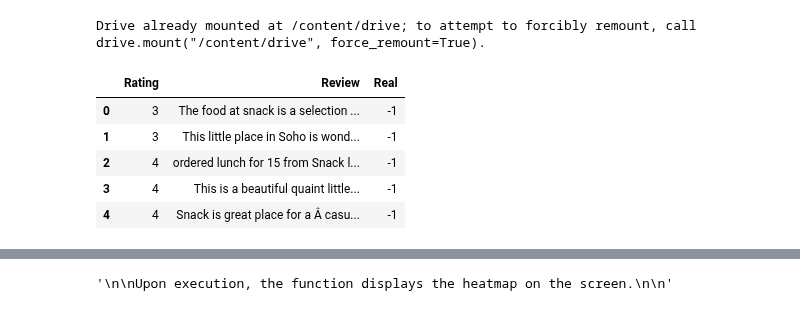
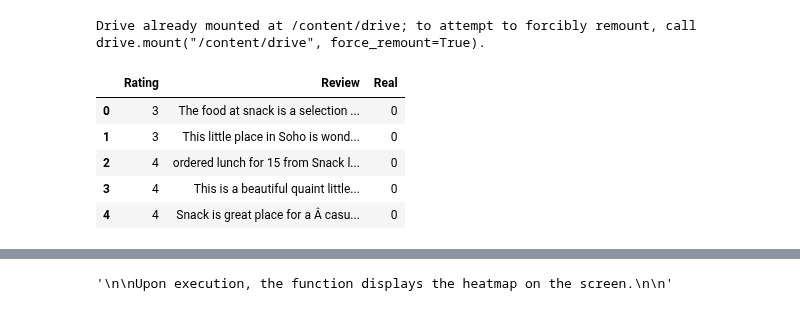
Before and after one commit to AbhiramBorra/FakeYelpReviewsDetection, a Jupyter notebook: YelpReviews.ipynb, the cells around one changed output, grey strips where cells are left out. Saved outputs shown, nothing was run; the diff lists cells and outputs as text; code cells hidden in the pictures.

```diff
--- a/YelpReviews.ipynb
+++ b/YelpReviews.ipynb
@@ -12,37 +23,27 @@ Drive already mounted at /content/drive; to attempt to forcibly remount, call dr
 # %%
 '''
 In this section, we load and preprocess a CSV file dataset for data analysis
 using popular Python libraries including pandas, numpy, matplotlib.pyplot, and seaborn
-'''
-import pandas as pd
-import numpy as np
-import matplotlib.pyplot as plt
-import seaborn as sns
-import re
-import nltk
-from sklearn.model_selection import train_test_split
-
-'''
 
 We use the pd.read_csv() function so that the program subsequently reads the CSV file
 into two-dimensional tabular data structure DataFrame objects namely -  df and amazonData_train
 
 We then used the df.columns attribute in order to return a list of the names of the columns.
 Finally, use the df.head() approach to produce an additional DataFrame
 containing the specified number of rows from the top.
 
 '''
 # load csv
 df = pd.read_csv
 df = pd.read_csv("/content/drive/Shareddrives/ECS 171 Group Project/Labelled Yelp Dataset.csv")
 df = df.drop(columns = ['User_id', 'Product_id', 'Date'])  # Drop uneeded columns
-
+df['Label'].replace([-1], [0], inplace=True)
 df = df.rename(columns={"Label" : "Real"})  # Rename column
 df.head()
 # %% [output]
 |  | Rating | Review | Real |
-| 0 | 3 | The food at snack is a selection ... | -1 |
-| 1 | 3 | This little place in Soho is wond... | -1 |
-| 2 | 4 | ordered lunch for 15 from Snack l... | -1 |
-| 3 | 4 | This is a beautiful quaint little... | -1 |
-| 4 | 4 | Snack is great place for a Â casu... | -1 |
+| 0 | 3 | The food at snack is a selection ... | 0 |
+| 1 | 3 | This little place in Soho is wond... | 0 |
+| 2 | 4 | ordered lunch for 15 from Snack l... | 0 |
+| 3 | 4 | This is a beautiful quaint little... | 0 |
+| 4 | 4 | Snack is great place for a Â casu... | 0 |
```
Also changed, not shown: parts of 2 cells of this notebook.
